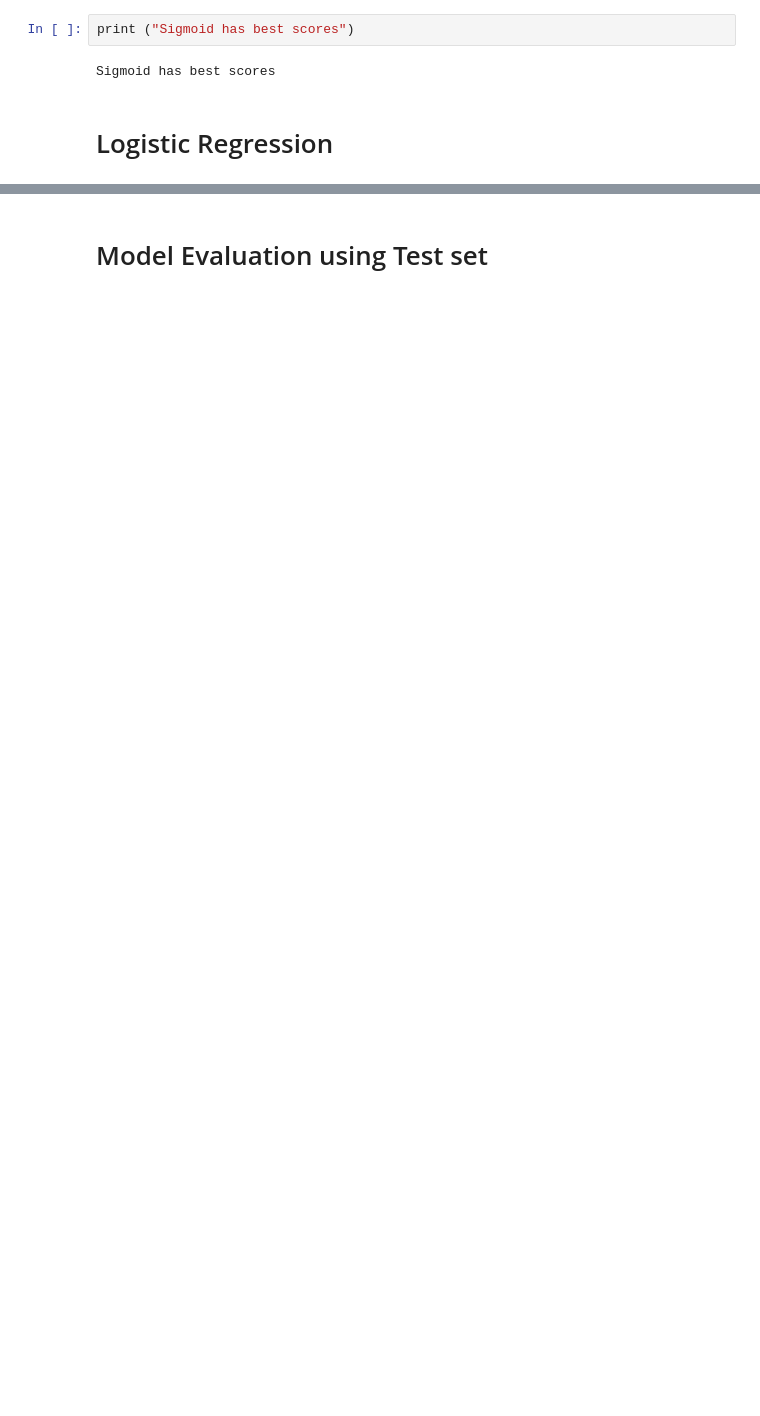
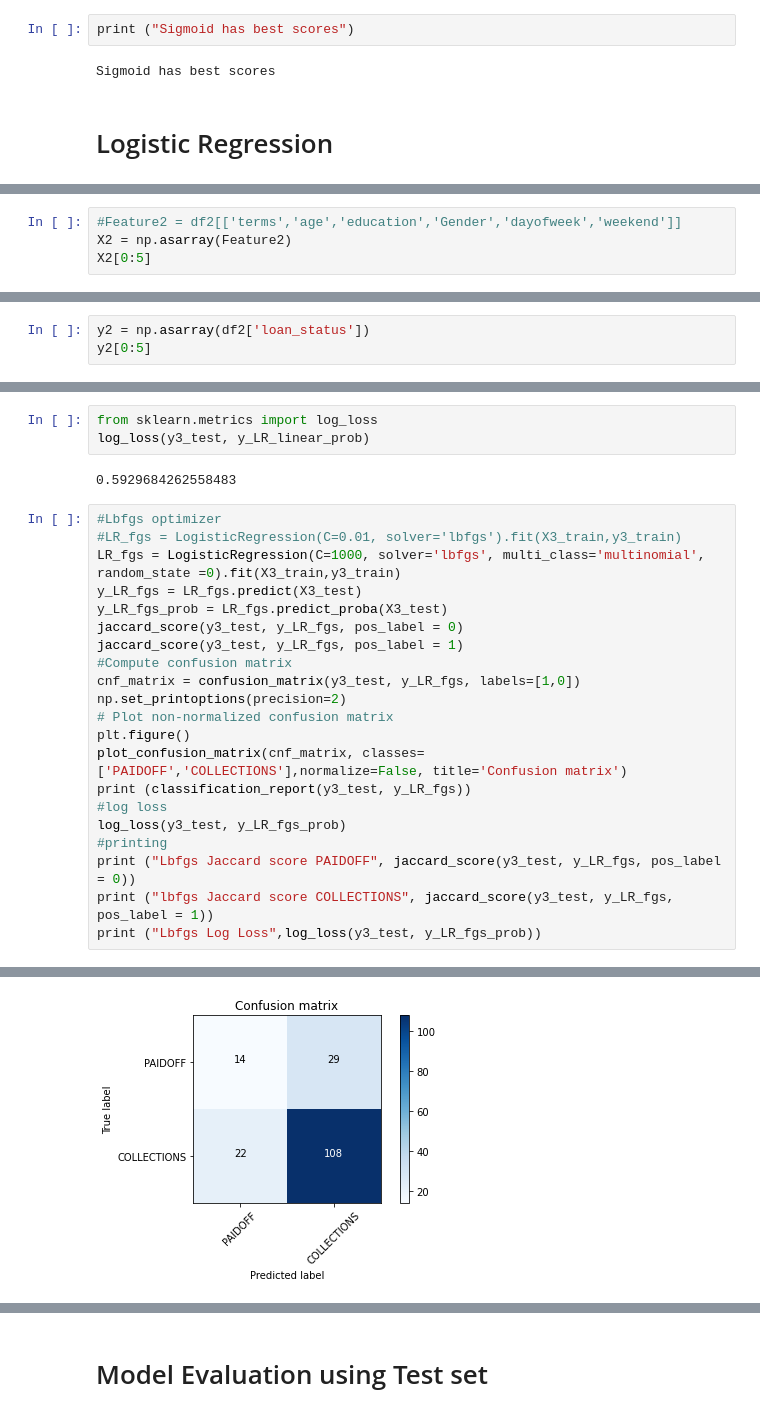
Before and after one commit to mrranck/Mystuff, a Jupyter notebook: Capstone_Notebook_2.ipynb, the cells around one changed output, grey strips where cells are left out. Cells and saved outputs as stored; diff of their text form; blank space fills up the shorter version.

```diff
--- a/Capstone_Notebook_2.ipynb
+++ b/Capstone_Notebook_2.ipynb
@@ -611,0 +648,4 @@ Sigmoid has best scores
+# %%
+#Feature2 = df2[['terms','age','education','Gender','dayofweek','weekend']]
+X2 = np.asarray(Feature2)
+X2[0:5]
@@ -611,0 +658,3 @@ Sigmoid has best scores
+# %%
+y2 = np.asarray(df2['loan_status'])
+y2[0:5]
@@ -611,0 +773,27 @@ Sigmoid has best scores
+# %%
+from sklearn.metrics import log_loss
+log_loss(y3_test, y_LR_linear_prob)
+# %% [output]
+0.5929684262558483
+# %%
+#Lbfgs optimizer
+#LR_fgs = LogisticRegression(C=0.01, solver='lbfgs').fit(X3_train,y3_train)
+LR_fgs = LogisticRegression(C=1000, solver='lbfgs', multi_class='multinomial', random_state =0).fit(X3_train,y3_train)
+y_LR_fgs = LR_fgs.predict(X3_test)
+y_LR_fgs_prob = LR_fgs.predict_proba(X3_test)
+jaccard_score(y3_test, y_LR_fgs, pos_label = 0)
+jaccard_score(y3_test, y_LR_fgs, pos_label = 1)
+#Compute confusion matrix
+cnf_matrix = confusion_matrix(y3_test, y_LR_fgs, labels=[1,0])
+np.set_printoptions(precision=2)
+# Plot non-normalized confusion matrix
+plt.figure()
+plot_confusion_matrix(cnf_matrix, classes=['PAIDOFF','COLLECTIONS'],normalize=False, title='Confusion matrix')
+print (classification_report(y3_test, y_LR_fgs))
+#log loss
+log_loss(y3_test, y_LR_fgs_prob)
+#printing
+print ("Lbfgs Jaccard score PAIDOFF", jaccard_score(y3_test, y_LR_fgs, pos_label = 0))
+print ("lbfgs Jaccard score COLLECTIONS", jaccard_score(y3_test, y_LR_fgs, pos_label = 1))
+print ("Lbfgs Log Loss",log_loss(y3_test, y_LR_fgs_prob))
+# %% [output]
@@ -611,0 +815 @@ Sigmoid has best scores
+[figure, added]
```
Also changed, not shown: parts of 55 cells of this notebook.
